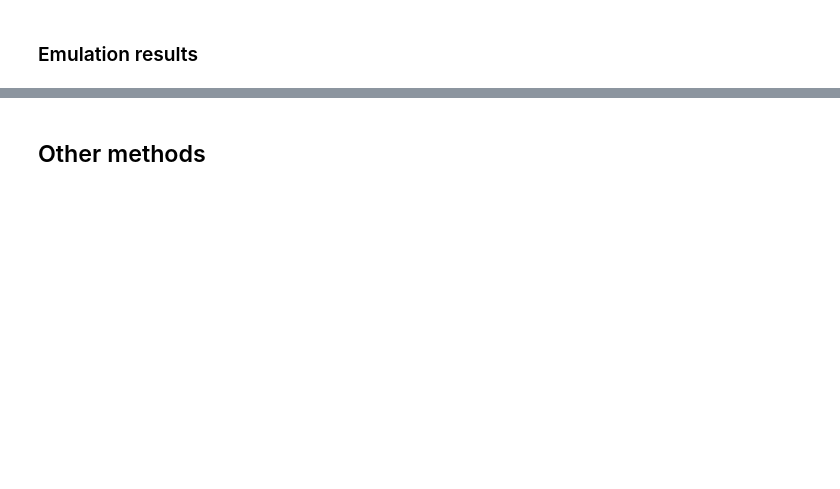
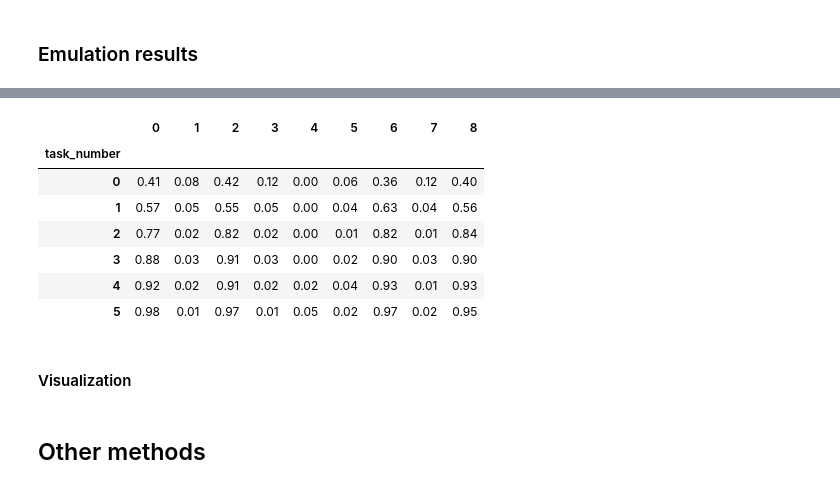
Before and after one commit to knsmith/QuantumSoftwareTutorials, a Jupyter notebook: bloqade-tutorial.ipynb, the cells around one changed output, grey strips where cells are left out. Saved outputs shown, nothing was run; the diff lists cells and outputs as text; code cells hidden in the pictures; blank space fills up the shorter version.

Commit message:
report +

```diff
--- a/bloqade-tutorial.ipynb
+++ b/bloqade-tutorial.ipynb
@@ -271,0 +328,13 @@ bv.display_report(emu_report)
+# %%
+emu_report.rydberg_densities()
+# %% [output]
+|  | 0 | 1 | 2 | 3 | 4 | 5 | 6 | 7 | 8 |
+| task_number |  |  |  |  |  |  |  |  |  |
+| 0 | 0.41 | 0.08 | 0.42 | 0.12 | 0.00 | 0.06 | 0.36 | 0.12 | 0.40 |
+| 1 | 0.57 | 0.05 | 0.55 | 0.05 | 0.00 | 0.04 | 0.63 | 0.04 | 0.56 |
+| 2 | 0.77 | 0.02 | 0.82 | 0.02 | 0.00 | 0.01 | 0.82 | 0.01 | 0.84 |
+| 3 | 0.88 | 0.03 | 0.91 | 0.03 | 0.00 | 0.02 | 0.90 | 0.03 | 0.90 |
+| 4 | 0.92 | 0.02 | 0.91 | 0.02 | 0.02 | 0.04 | 0.93 | 0.01 | 0.93 |
+| 5 | 0.98 | 0.01 | 0.97 | 0.01 | 0.05 | 0.02 | 0.97 | 0.02 | 0.95 |
+# %% [markdown]
+#### Visualization
```
Also changed, not shown: parts of 9 cells of this notebook.
